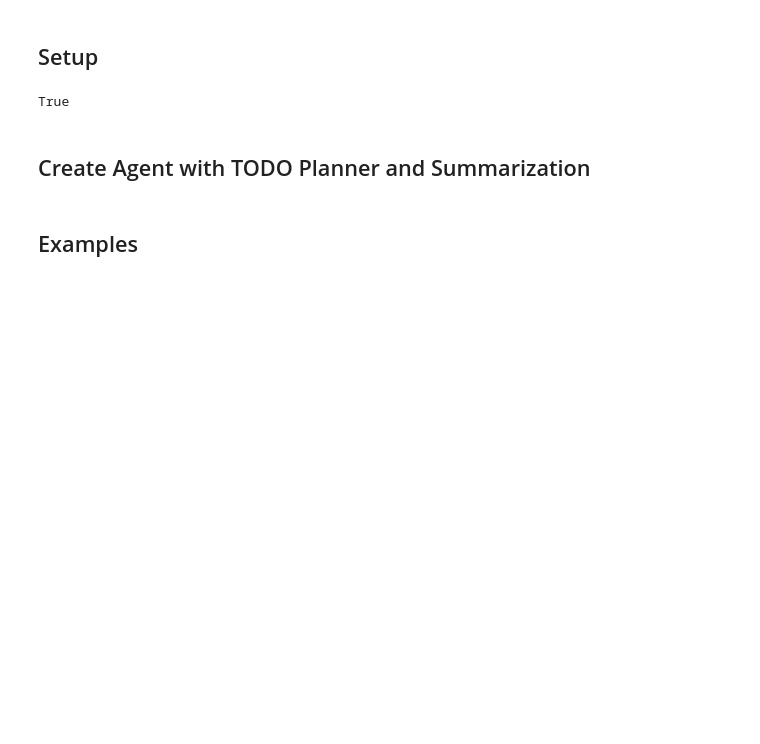
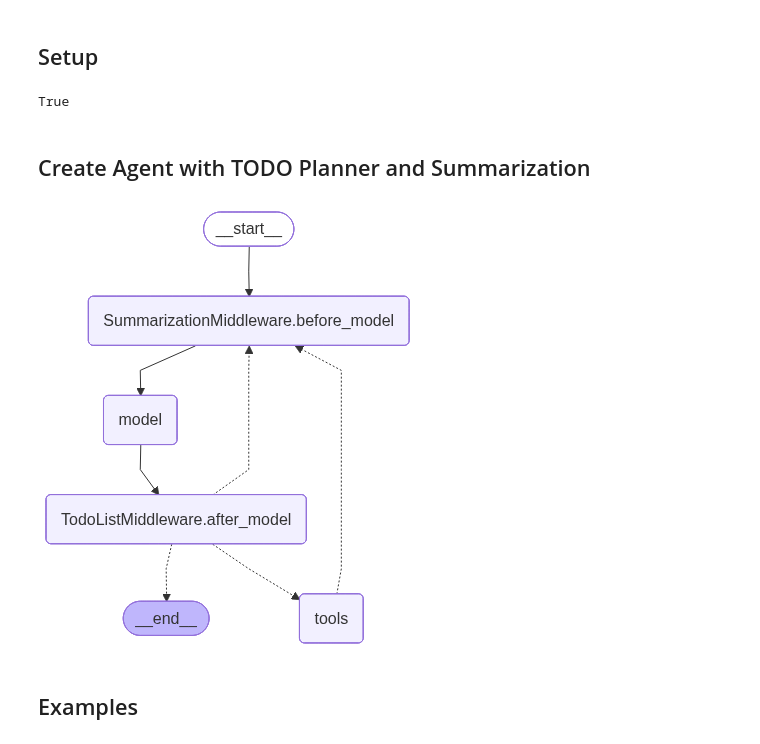
Before and after one commit to tung123nguyen/MultiAgentDeepRAG, a Jupyter notebook: 09 Financial Research Agent with TODO planner.ipynb, the cells around one changed output. Cells and saved outputs as stored; diff of their text form; code cells hidden in the pictures; blank space fills up the shorter version.

Commit message:
Financial Researcher Agent

```diff
--- a/09 Financial Research Agent with TODO planner.ipynb
+++ b/09 Financial Research Agent with TODO planner.ipynb
@@ -36,5 +36,36 @@ from scripts.agent_utils import stream_agent_response
 model = ChatGoogleGenerativeAI(model='gemini-3-flash-preview')
 # %% [markdown]
 ## Create Agent with TODO Planner and Summarization
+# %%
+from langgraph.checkpoint.sqlite import SqliteSaver
+import sqlite3
+from langchain.agents import create_agent
+
+def get_agent():
+    conn = sqlite3.connect('data/todo_financial_research_agent.db', check_same_thread=False)
+    checkpointer = SqliteSaver(conn=conn)
+
+    agent = create_agent(
+        model=model,
+        tools=[hybrid_search, live_finance_researcher],
+        system_prompt=MULTIMODEL_AGENT_PROMPT,
+        checkpointer=checkpointer,
+        middleware=[
+            SummarizationMiddleware(
+                model=model,
+                trigger=[('messages', 25)],
+                keep=('messages', 10)
+            ),
+            TodoListMiddleware()
+        ]
+    )
+
+    return agent
+# %%
+agent = get_agent()
+
+agent
+# %% [output]
+[figure, added]
 # %% [markdown]
 ## Examples
```
Also changed, not shown: parts of 3 cells of this notebook, 3 other files.
